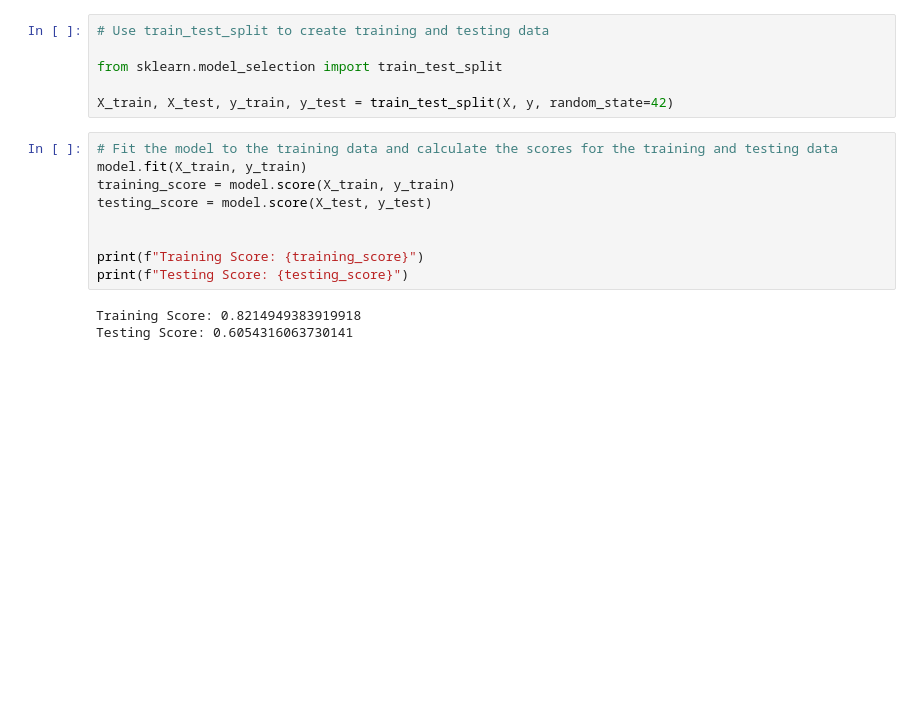
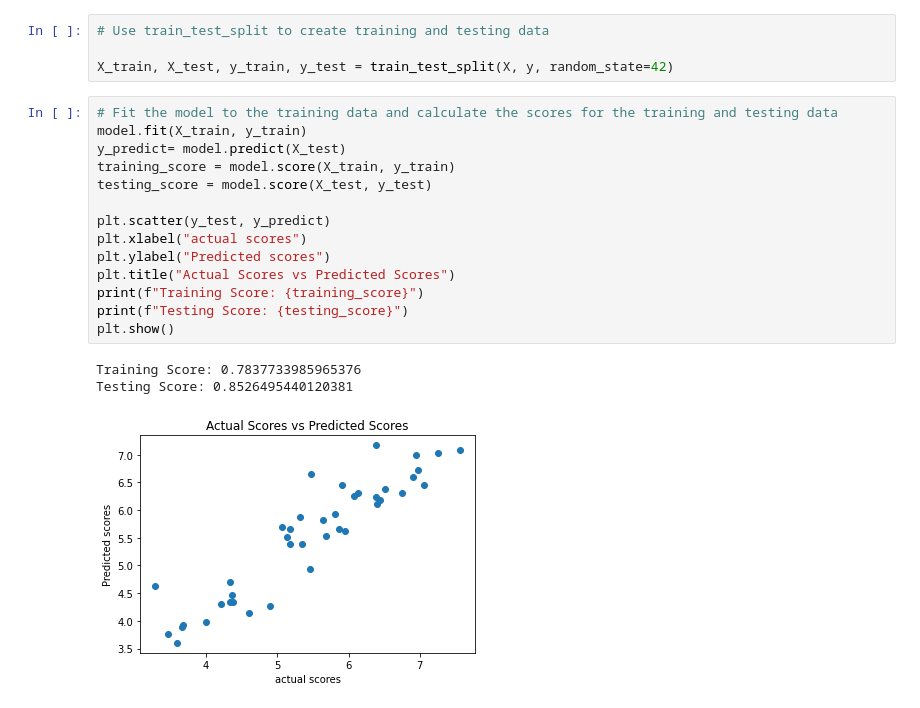
Before and after one commit to Lanpham0110/Final_Project, a Jupyter notebook: Untitled.ipynb, the cells around one changed output. Drawn from its saved outputs; the diff is of its cells as text; blank space fills up the shorter version.

```diff
--- a/Untitled.ipynb
+++ b/Untitled.ipynb
@@ -59,18 +88,22 @@ Score=(0.72904747*X1)+ (1.27985467*X2)+ (1.0172546*X3)+ (1.43639826*X4)+ (0.2035
 # %%
 # Use train_test_split to create training and testing data
 
-from sklearn.model_selection import train_test_split
-
 X_train, X_test, y_train, y_test = train_test_split(X, y, random_state=42)
 # %%
 # Fit the model to the training data and calculate the scores for the training and testing data
 model.fit(X_train, y_train)
+y_predict= model.predict(X_test)
 training_score = model.score(X_train, y_train)
 testing_score = model.score(X_test, y_test)
 
-
+plt.scatter(y_test, y_predict)
+plt.xlabel("actual scores")
+plt.ylabel("Predicted scores")
+plt.title("Actual Scores vs Predicted Scores")
 print(f"Training Score: {training_score}")
 print(f"Testing Score: {testing_score}")
+plt.show()
 # %% [output]
-Training Score: 0.8214949383919918
-Testing Score: 0.6054316063730141
+Training Score: 0.7837733985965376
+Testing Score: 0.8526495440120381
+[figure, added]
```
Also changed, not shown: parts of 13 cells of this notebook, 5 other files.
